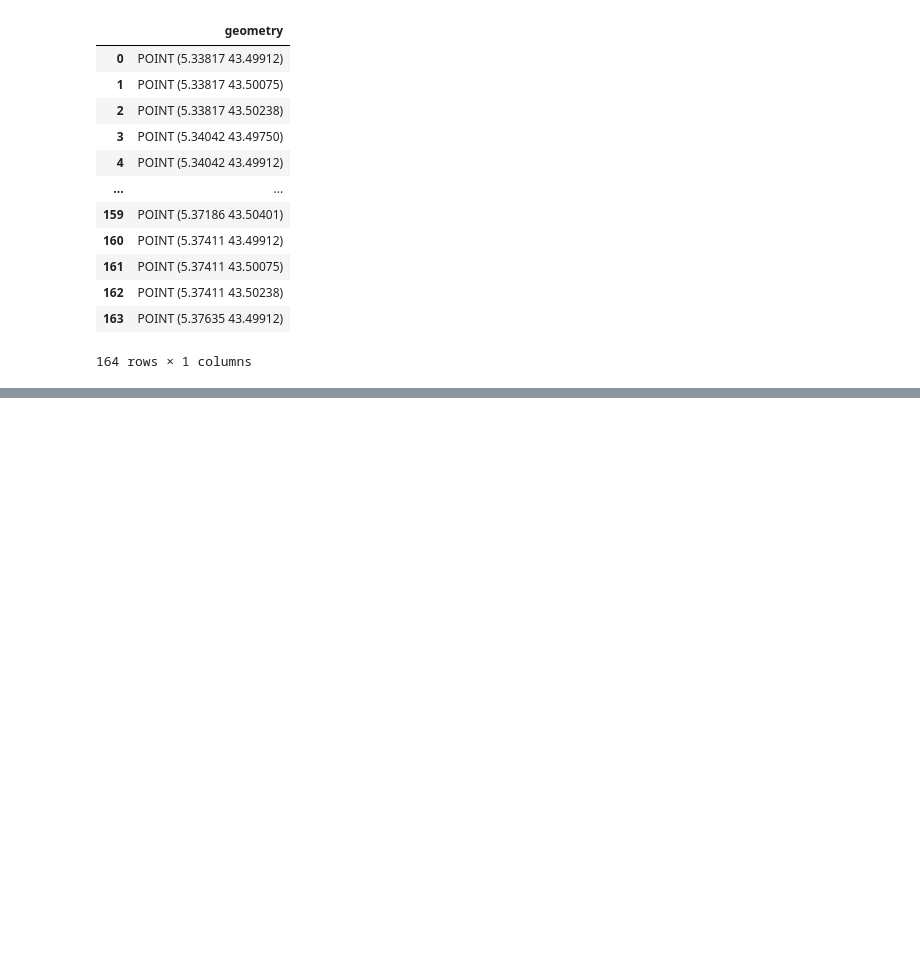
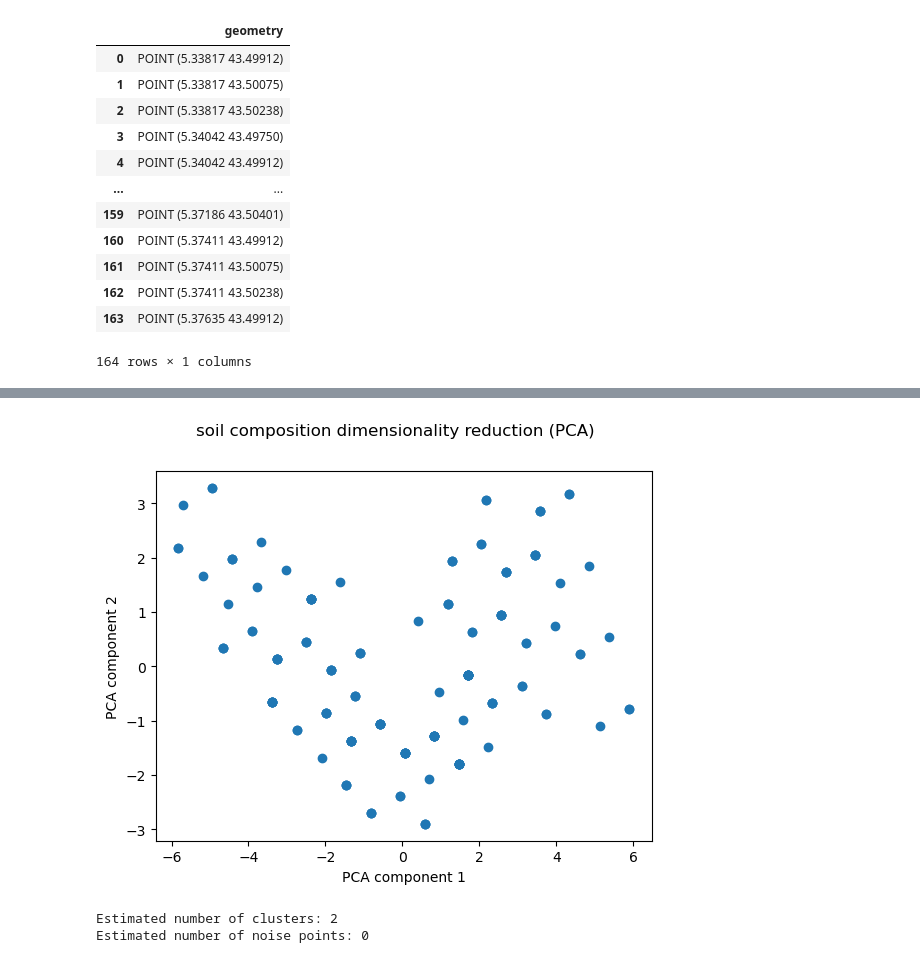
Before and after one commit to juliencarponcy/praxis, a Jupyter notebook: praxis/examples/test_nb.ipynb, the cells around one changed output, grey strips where cells are left out. Cells and saved outputs as stored; diff of their text form; code cells hidden in the pictures; blank space fills up the shorter version.

```diff
--- a/praxis/examples/test_nb.ipynb
+++ b/praxis/examples/test_nb.ipynb
@@ -166,0 +487,21 @@ array(['>200'], dtype=object)
+# %%
+ax = plt.scatter(scores_pca_soil[:,0],scores_pca_soil[:,1])
+ax = plt.suptitle('soil composition dimensionality reduction (PCA)', )
+ax = plt.xlabel('PCA component 1')
+ax = plt.ylabel('PCA component 2')
+# %% [output]
+[figure, added]
+# %%
+import numpy as np
+from sklearn.cluster import KMeans
+from sklearn import metrics
+
+soil_clusters = KMeans(n_clusters=2).fit(scores_pca_soil)
+labels = soil_clusters.labels_
+
+cmap.
+
+plt.scatter(scores_pca_soil[:,0],scores_pca_soil[:,1], c=clabels)
+# %% [output]
+Estimated number of clusters: 2
+Estimated number of noise points: 0
```
Also changed, not shown: parts of 39 cells of this notebook, 5 other files.
